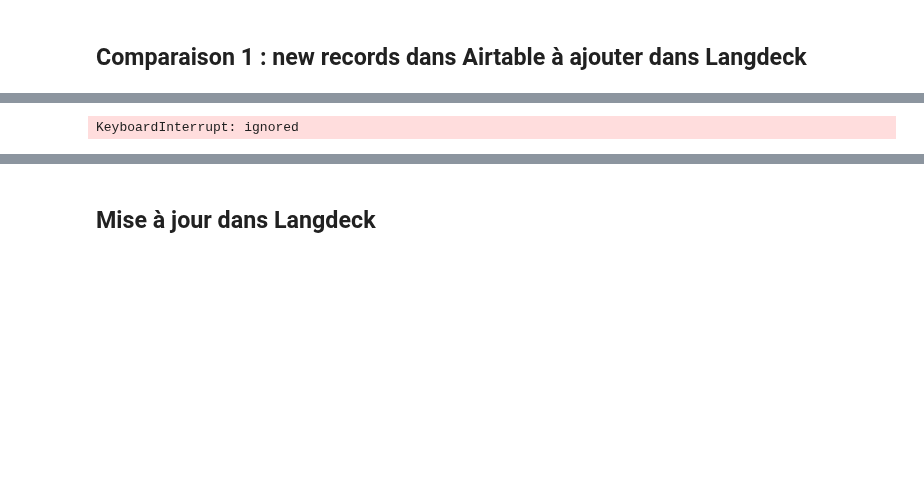
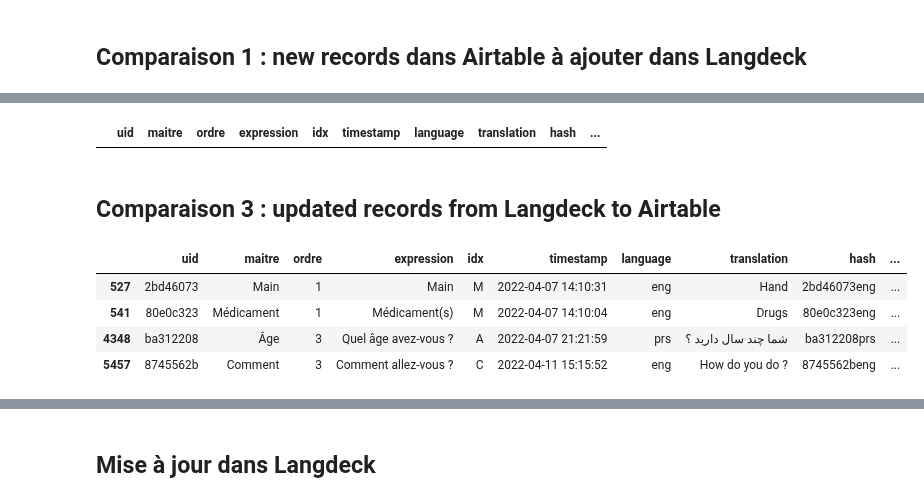
Before and after one commit to gretiere545/corpus, a Jupyter notebook: corpus_sync_airtable.ipynb, the cells around one changed output, grey strips where cells are left out. Cells and saved outputs as stored; diff of their text form; code cells hidden in the pictures; blank space fills up the shorter version.

```diff
--- a/corpus_sync_airtable.ipynb
+++ b/corpus_sync_airtable.ipynb
@@ -302,3 +321,8 @@ set_with_dataframe(t_corpus, result)
+# %%
+def compare_airtable_time(hash, time):
+  ts1 = time
+  ts2 = df_airtable_for_langdeck.loc[df_airtable_for_langdeck["hash"]==hash]["unixtime"].values[0]
+  return ts1 > ts2
 # %%
 def get_df_airtable_for_langdeck():
   df_vkat = getAllAirtableRecords()
@@ -337,4 +363,5 @@ def get_df_langdeck():
   df_langdeck = pd.DataFrame(data_t_corpus[1:], columns=data_t_corpus[0]).drop_duplicates()
   df_langdeck['ordre'] = pd.to_numeric(df_langdeck['ordre'])
   df_langdeck['timestamp'] = df_langdeck['timestamp'].astype('datetime64[s]')
+  df_langdeck['unixtime'] = df_langdeck['timestamp'].astype('datetime64[s]').astype('int')
   return df_langdeck
@@ -376,5 +397,8 @@ df_newly_updated_in_langdeck = df_langdeck [pd.to_datetime(df_langdeck["timestam
+# %%
+df_newly_updated_in_airtable
+# %% [output]
+|  | uid | maitre | ordre | expression | idx | timestamp | language | translation | hash | ... |
 # %%
-df_newly_updated_in_airtable = df_airtable_for_langdeck [pd.to_datetime(df_airtable_for_langdeck["timestamp"], "%Y-%m-%d %H:%M:%S") > pd.to_datetime(df_langdeck["timestamp"], "%Y-%m-%d %H:%M:%S")]
 sheet = 'https://docs.google.com/spreadsheets/d/1bkL0bK2yh6Ea_BQaFIJ_yAvbTXw8NOFtlTZJSZK_5FY/'
 wb  = gc.open_by_url(sheet)
 t_corpus = wb.worksheet("t_sync_voc")
@@ -385,5 +409,16 @@ for index, row in df_newly_updated_in_airtable.iterrows():
   t_corpus.update_cell(cell.row, 4, row['expression'])
   t_corpus.update_cell(cell.row, 5, row['idx'])
   t_corpus.update_cell(cell.row, 6, str(pd.to_datetime(row['timestamp'])))
-# %% [output]
-KeyboardInterrupt: ignored
+# %% [markdown]
+## Comparaison 3 : updated records from Langdeck to Airtable
+# %%
+df_langdeck["last_updated"] = df_langdeck[["hash","unixtime"]].apply(lambda x:compare_airtable_time(x[0],x[1]), axis=1)
+df_newly_updated_in_langdeck = df_langdeck.loc[df_langdeck["last_updated"]]
+# %%
+df_newly_updated_in_langdeck
+# %% [output]
+|  | uid | maitre | ordre | expression | idx | timestamp | language | translation | hash | ... |
+| 527 | 2bd46073 | Main | 1 | Main | M | 2022-04-07 14:10:31 | eng | Hand | 2bd46073eng | ... |
+| 541 | 80e0c323 | Médicament | 1 | Médicament(s) | M | 2022-04-07 14:10:04 | eng | Drugs | 80e0c323eng | ... |
+| 4348 | ba312208 | Âge | 3 | Quel âge avez-vous ? | A | 2022-04-07 21:21:59 | prs | شما چند سال دارید ؟ | ba312208prs | ... |
+| 5457 | 8745562b | Comment | 3 | Comment allez-vous ? | C | 2022-04-11 15:15:52 | eng | How do you do ? | 8745562beng | ... |
```
Also changed, not shown: parts of 18 cells of this notebook.
